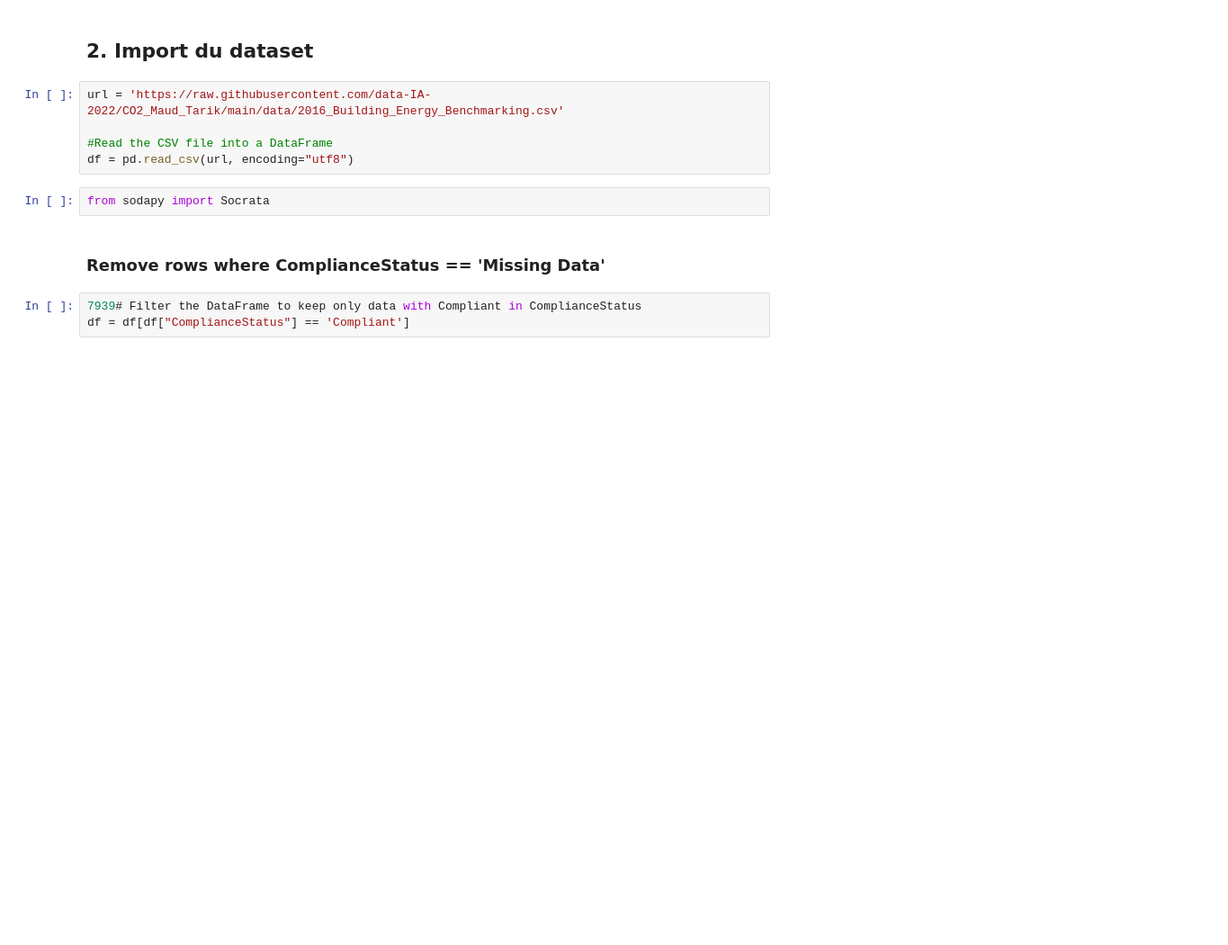
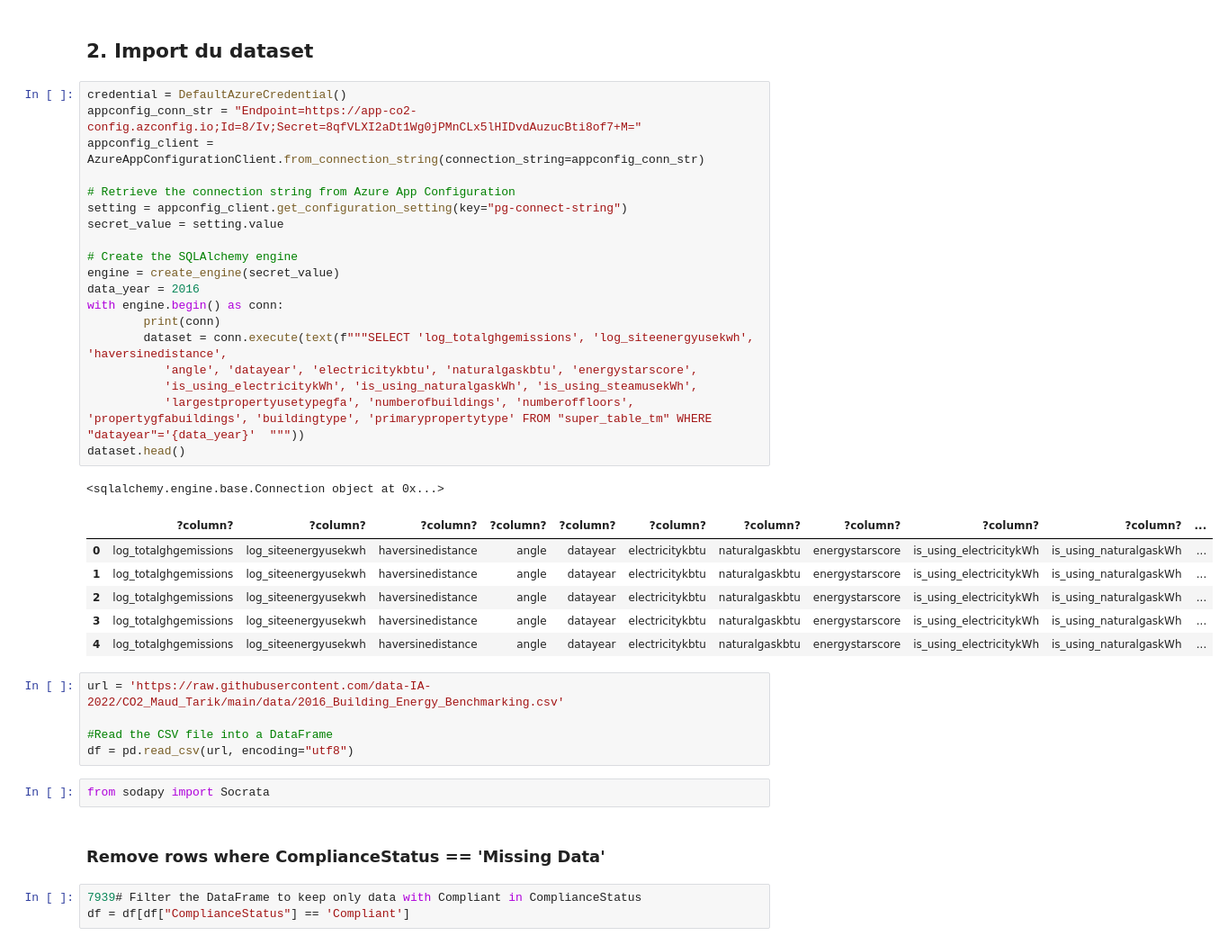
Before and after one commit to data-IA-2022/CO2_Maud_Tarik, a Jupyter notebook: model-multioutput.ipynb, the cells around one changed output. Shown at 90% size. Saved outputs shown, nothing was run; the diff lists cells and outputs as text; blank space fills up the shorter version.

```diff
--- a/model-multioutput.ipynb
+++ b/model-multioutput.ipynb
@@ -10,5 +18,32 @@ import pandas as pd
 # %% [markdown]
 ## 2. Import du dataset
+# %%
+credential = DefaultAzureCredential()
+appconfig_conn_str = "Endpoint=https://app-co2-config.azconfig.io;Id=8/Iv;Secret=8qfVLXI2aDt1Wg0jPMnCLx5lHIDvdAuzucBti8of7+M="
+appconfig_client = AzureAppConfigurationClient.from_connection_string(connection_string=appconfig_conn_str)
+
+# Retrieve the connection string from Azure App Configuration
+setting = appconfig_client.get_configuration_setting(key="pg-connect-string")
+secret_value = setting.value
+
+# Create the SQLAlchemy engine
+engine = create_engine(secret_value)
+data_year = 2016
+with engine.begin() as conn:
+        print(conn)
+        dataset = conn.execute(text(f"""SELECT 'log_totalghgemissions', 'log_siteenergyusekwh', 'haversinedistance',
+           'angle', 'datayear', 'electricitykbtu', 'naturalgaskbtu', 'energystarscore',
+           'is_using_electricitykWh', 'is_using_naturalgaskWh', 'is_using_steamusekWh',
+           'largestpropertyusetypegfa', 'numberofbuildings', 'numberoffloors', 'propertygfabuildings', 'buildingtype', 'primarypropertytype' FROM "super_table_tm" WHERE "datayear"='{data_year}'  """))
+dataset.head()
+# %% [output]
+<sqlalchemy.engine.base.Connection object at 0x...>
+|  | ?column? | ?column? | ?column? | ?column? | ?column? | ?column? | ?column? | ?column? | ?column? | ?column? | ... |
+| 0 | log_totalghgemissions | log_siteenergyusekwh | haversinedistance | angle | datayear | electricitykbtu | naturalgaskbtu | energystarscore | is_using_electricitykWh | is_using_naturalgaskWh | ... |
+| 1 | log_totalghgemissions | log_siteenergyusekwh | haversinedistance | angle | datayear | electricitykbtu | naturalgaskbtu | energystarscore | is_using_electricitykWh | is_using_naturalgaskWh | ... |
+| 2 | log_totalghgemissions | log_siteenergyusekwh | haversinedistance | angle | datayear | electricitykbtu | naturalgaskbtu | energystarscore | is_using_electricitykWh | is_using_naturalgaskWh | ... |
+| 3 | log_totalghgemissions | log_siteenergyusekwh | haversinedistance | angle | datayear | electricitykbtu | naturalgaskbtu | energystarscore | is_using_electricitykWh | is_using_naturalgaskWh | ... |
+| 4 | log_totalghgemissions | log_siteenergyusekwh | haversinedistance | angle | datayear | electricitykbtu | naturalgaskbtu | energystarscore | is_using_electricitykWh | is_using_naturalgaskWh | ... |
 # %%
 url = 'https://raw.githubusercontent.com/data-IA-2022/CO2_Maud_Tarik/main/data/2016_Building_Energy_Benchmarking.csv'
 
```
Also changed, not shown: parts of 2 cells of this notebook, 1 other file.
